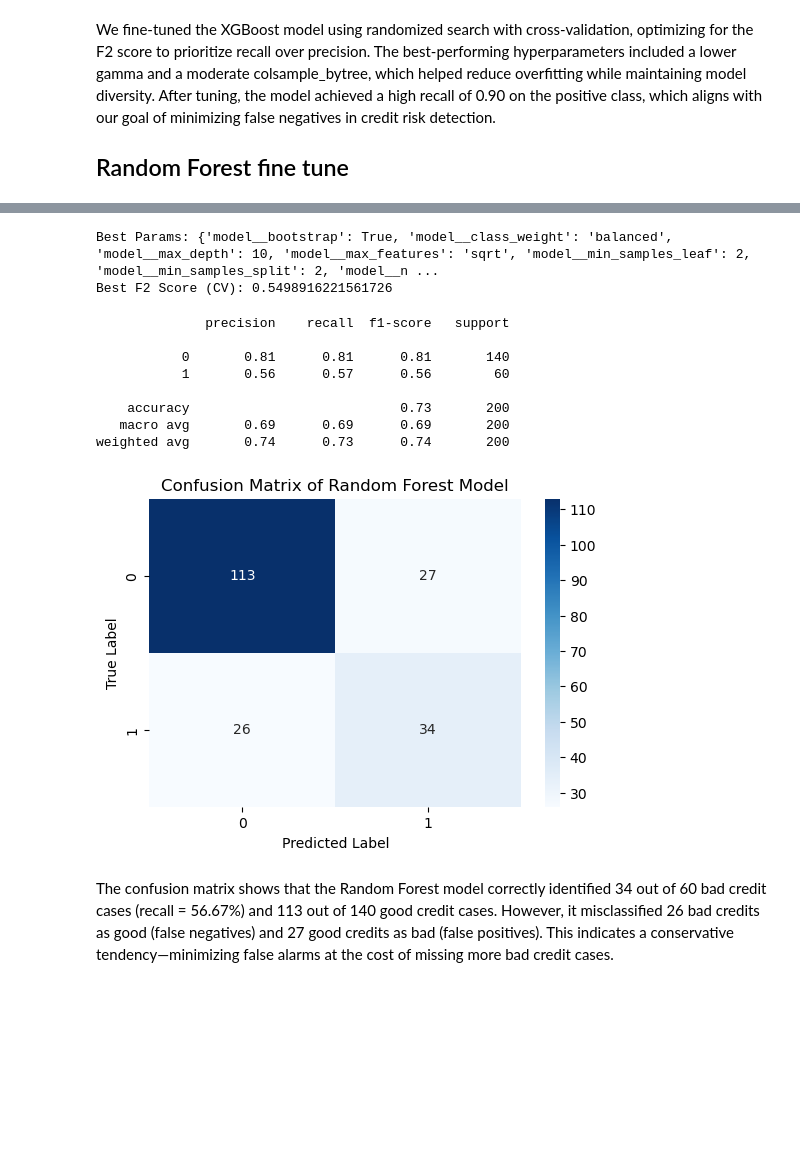
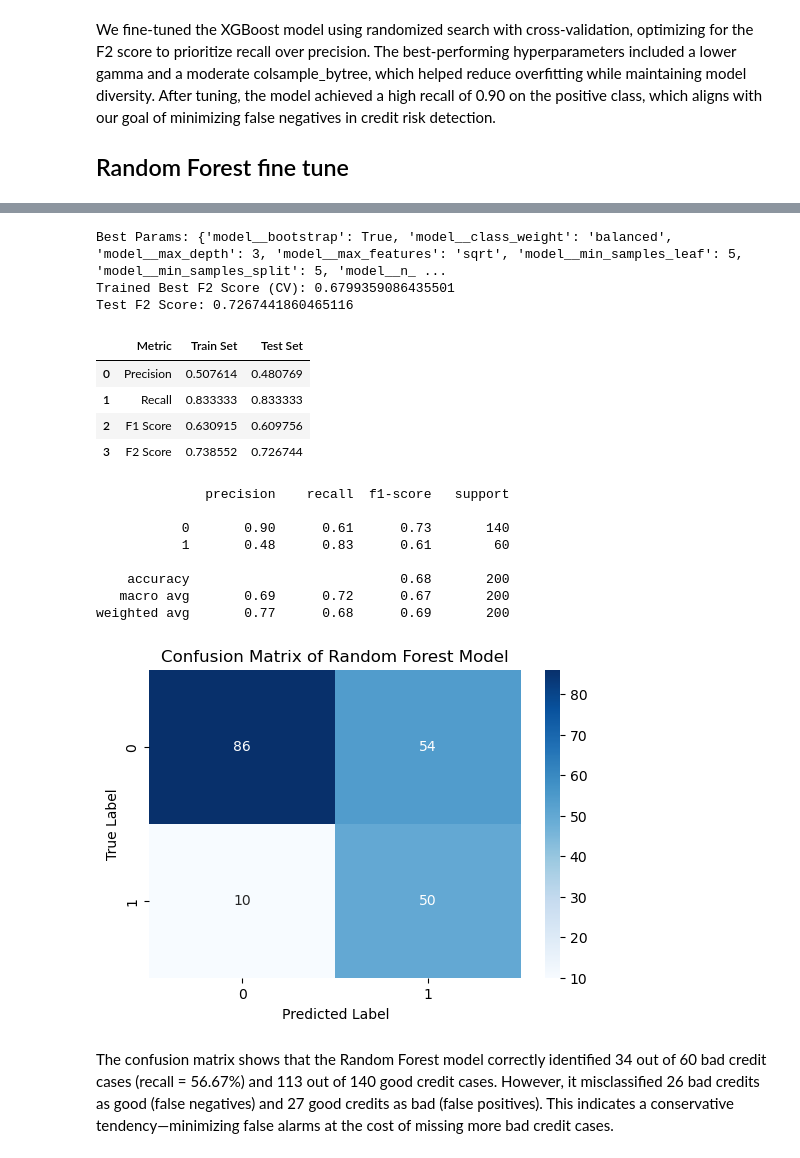
Before and after one commit to gracez-20/credit_risk_predictor, a Jupyter notebook: notebooks/2_modeling_pipeline.ipynb, the cells around one changed output, grey strips where cells are left out. Drawn from its saved outputs; the diff is of its cells as text; code cells hidden in the pictures; blank space fills up the shorter version.

```diff
--- a/notebooks/2_modeling_pipeline.ipynb
+++ b/notebooks/2_modeling_pipeline.ipynb
@@ -393,10 +428,10 @@ rf_pipeline = Pipeline([
 ])
 
 rf_param_grid = {
-    'model__n_estimators': [100, 300],
-    'model__max_depth': [None, 10],
-    'model__min_samples_split': [2, 5],
-    'model__min_samples_leaf': [1, 2],
+    'model__n_estimators': [100, 200],
+    'model__max_depth': [3, 6],
+    'model__min_samples_split': [5, 10],
+    'model__min_samples_leaf': [5, 10],
     'model__max_features': ['sqrt'],
     'model__class_weight': ['balanced'],
     'model__bootstrap': [True]
@@ -450,24 +485,57 @@ GridSearchCV(cv=5,
              verbose=2)
 # %%
 print("Best Params:", rf_search.best_params_)
-print("Best F2 Score (CV):", rf_search.best_score_)
+print("Trained Best F2 Score (CV):", rf_search.best_score_)
+
+best_rf_model = rf_search.best_estimator_
+y_pred_rf = best_rf_model.predict(X_test)
+f2_test_score_rf = fbeta_score(y_test, y_pred_rf, beta=2)
+print("Test F2 Score:", f2_test_score_rf)
 # %% [output]
-Best Params: {'model__bootstrap': True, 'model__class_weight': 'balanced', 'model__max_depth': 10, 'model__max_features': 'sqrt', 'model__min_samples_leaf': 2, 'model__min_samples_split': 2, 'model__n ...
-Best F2 Score (CV): 0.5498916221561726
+Best Params: {'model__bootstrap': True, 'model__class_weight': 'balanced', 'model__max_depth': 3, 'model__max_features': 'sqrt', 'model__min_samples_leaf': 5, 'model__min_samples_split': 5, 'model__n_ ...
+Trained Best F2 Score (CV): 0.6799359086435501
+Test F2 Score: 0.7267441860465116
+# %%
+best_rf_model = rf_search.best_estimator_
+y_pred_rf = best_rf_model.predict(X_test)
+y_train_pred_rf = best_rf_model.predict(X_train)
+
+train_test_compare_rf = {
+    "Metric": ["Precision", "Recall", "F1 Score", "F2 Score"],
+    "Train Set": [
+        precision_score(y_train, y_train_pred_rf),
+        recall_score(y_train, y_train_pred_rf),
+        f1_score(y_train, y_train_pred_rf),
+        fbeta_score(y_train, y_train_pred_rf, beta=2)
+    ],
+    "Test Set": [
+        precision_score(y_test, y_pred_rf),
+        recall_score(y_test, y_pred_rf),
+        f1_score(y_test, y_pred_rf),
+        fbeta_score(y_test, y_pred_rf, beta=2)
+    ]
+}
+
+# 转换为 DataFrame 表格
+df_rf = pd.DataFrame(train_test_compare_rf)
+df_rf
+# %% [output]
+|  | Metric | Train Set | Test Set |
+| 0 | Precision | 0.507614 | 0.480769 |
+| 1 | Recall | 0.833333 | 0.833333 |
+| 2 | F1 Score | 0.630915 | 0.609756 |
+| 3 | F2 Score | 0.738552 | 0.726744 |
 # %%
-best_rf_model = rf_search.best_estimator_
-y_pred_rf = best_rf_model.predict(X_test)
-
 print(classification_report(y_test, y_pred_rf))
 # %% [output]
               precision    recall  f1-score   support
 
-           0       0.81      0.81      0.81       140
-           1       0.56      0.57      0.56        60
+           0       0.90      0.61      0.73       140
+           1       0.48      0.83      0.61        60
 
-    accuracy                           0.73       200
-   macro avg       0.69      0.69      0.69       200
-weighted avg       0.74      0.73      0.74       200
+    accuracy                           0.68       200
+   macro avg       0.69      0.72      0.67       200
+weighted avg       0.77      0.68      0.69       200
 # %%
 import seaborn as sns
 from sklearn.metrics import confusion_matrix
@@ -480,7 +548,7 @@ plt.ylabel('True Label')
 plt.title('Confusion Matrix of Random Forest Model')
 plt.show()
 # %% [output]
-[figure, old version]
+[figure, new version]
 # %% [markdown]
 The confusion matrix shows that the Random Forest model correctly identified 34 out of 60 bad credit cases (recall = 56.67%) and 113 out of 140 good credit cases. However, it misclassified 26 bad credits as good (false negatives) and 27 good credits as bad (false positives). This indicates a conservative tendency—minimizing false alarms at the cost of missing more bad credit cases.
 # %%
```
Also changed, not shown: parts of 11 cells of this notebook.
